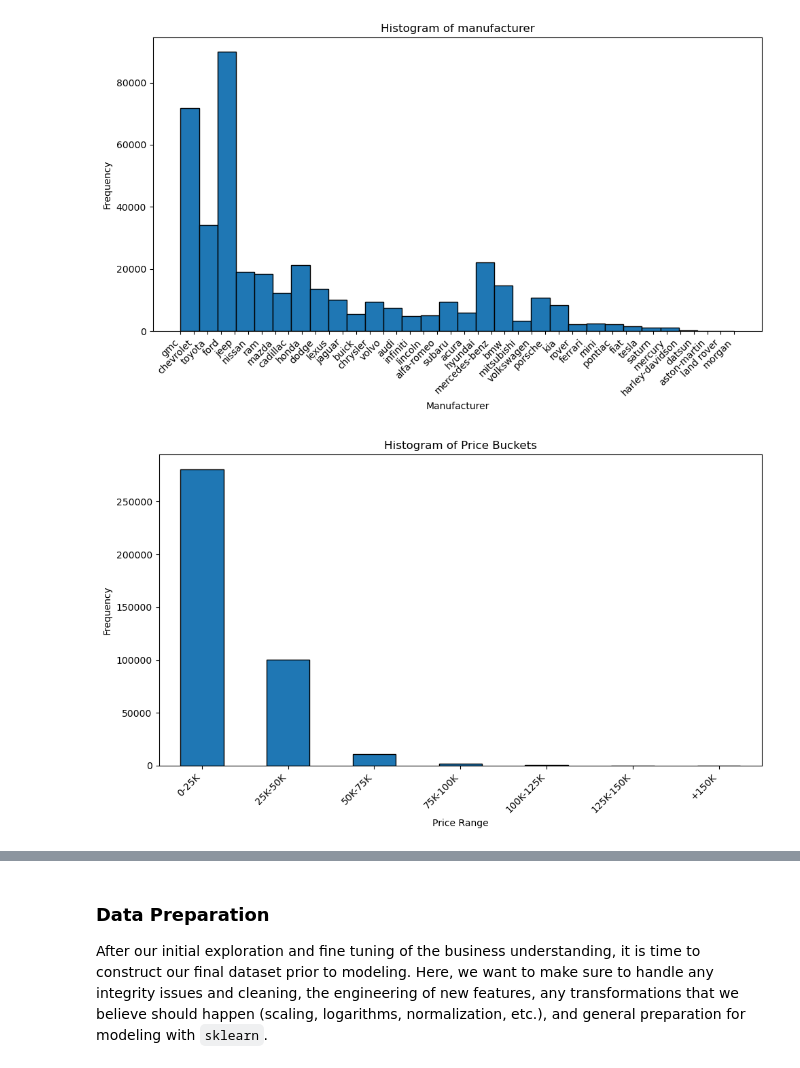
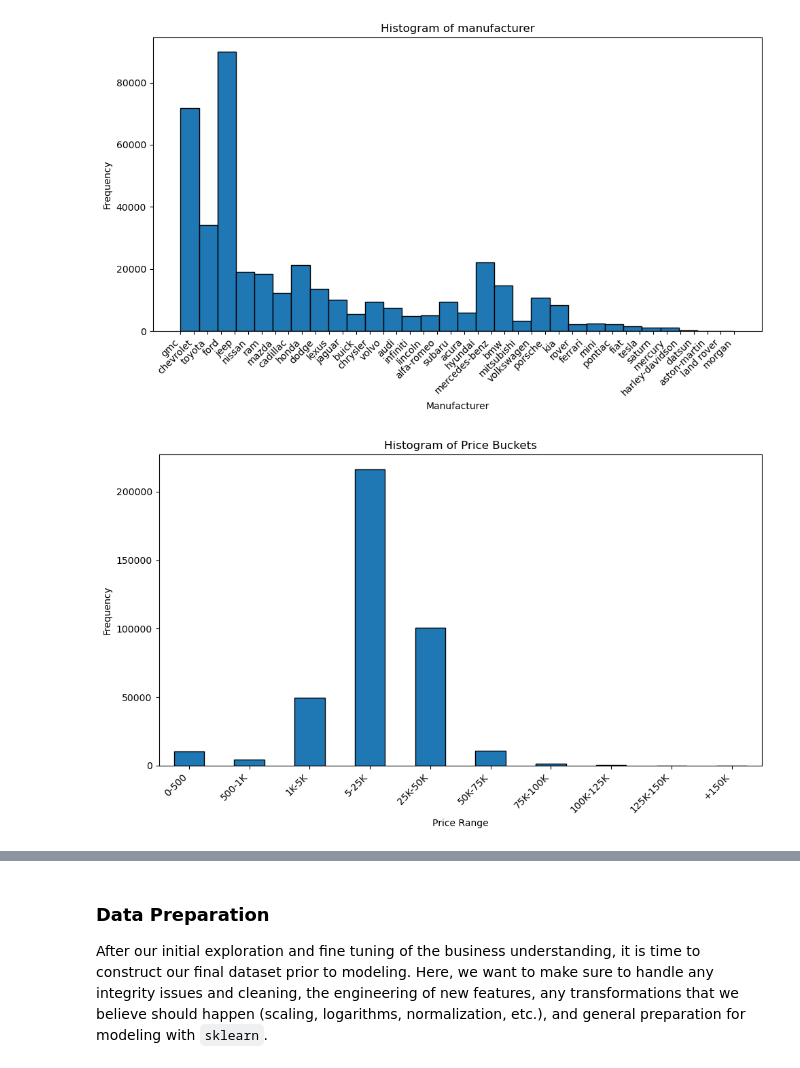
Before and after one commit to ok-ikejiani/Practical-Application-Assignment-11.1, a Jupyter notebook: prompt_II.ipynb, the cells around one changed output, grey strips where cells are left out. Drawn from its saved outputs; the diff is of its cells as text; code cells hidden in the pictures.

```diff
--- a/prompt_II.ipynb
+++ b/prompt_II.ipynb
@@ -220,22 +317,22 @@ plt.show()
 # %% [output]
 [figure]
 # %%
-# Define custom price bins
-bins = [0, 25000, 50000, 75000, 100000, 125000, 150000, 1_000_000]
-labels = ['0-25K', '25K-50K', '50K-75K', '75K-100K', '100K-125K', '125K-150K', '+150K']
+# Create a histogram of prices
+bins = [0, 500, 1000, 5000, 25000, 50000, 75000, 100000, 125000, 150000, 1_000_000]
+labels = ['0-500','500-1K', '1K-5K', '5-25K', '25K-50K', '50K-75K', '75K-100K', '100K-125K', '125K-150K', '+150K']
 
 # Create a new column 'price_bucket' based on the defined bins
 price_bucket= pd.cut(vehicles_df['price'], bins=bins, labels=labels)
 
 # Create the histogram based on the 'price_bucket' column
 plt.figure(figsize=(10, 6))
 price_bucket.value_counts(sort=False).plot(kind='bar', edgecolor='black')
 plt.title('Histogram of Price Buckets')
 plt.xlabel('Price Range')
 plt.ylabel('Frequency')
 plt.xticks(rotation=45, ha='right')
 
 plt.tight_layout()
 plt.show()
 # %% [output]
-[figure, old version]
+[figure, new version]
```
Also changed, not shown: parts of 23 cells of this notebook, 1 other file.
